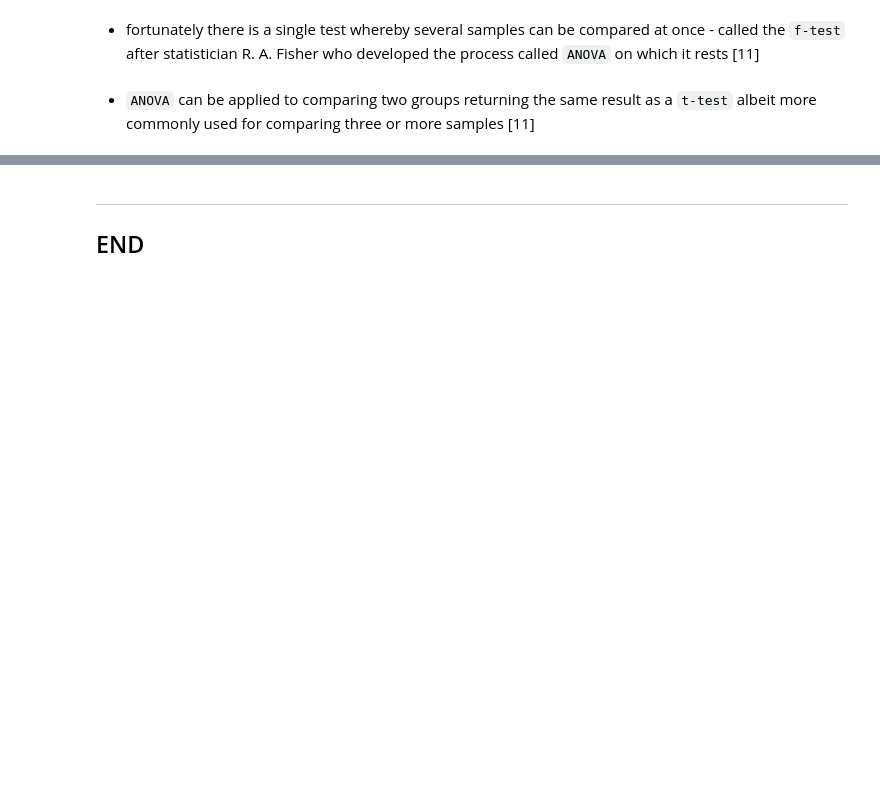
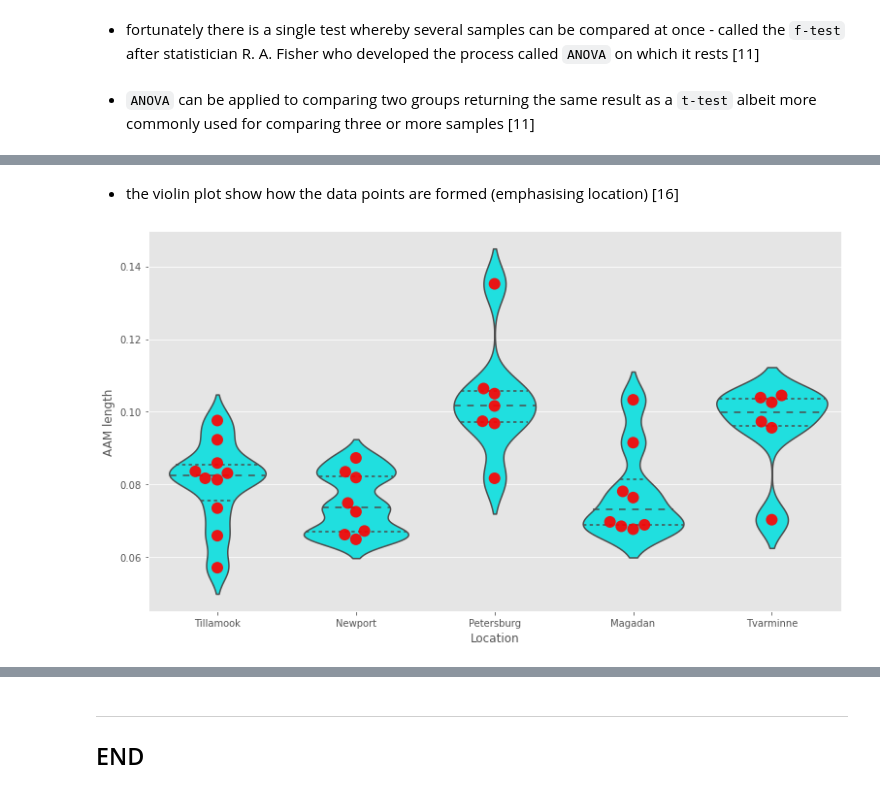
Before and after one commit to SeanOhAileasa/mls-scikit-learn-scipy-stats, a Jupyter notebook: scipy-stats.ipynb, the cells around one changed output, grey strips where cells are left out. Saved outputs shown, nothing was run; the diff lists cells and outputs as text; code cells hidden in the pictures; blank space fills up the shorter version.

```diff
--- a/scipy-stats.ipynb
+++ b/scipy-stats.ipynb
@@ -1392,0 +1559,10 @@ print(f"{p_ss_anova:0.2f}% probability ({p_ss_anova*10:.0f}% chance)") # typical
+# %% [markdown]
+- the violin plot show how the data points are formed (emphasising location) [16]
+# %%
+fig,ax=plt.subplots()
+sns.violinplot(x="Location",y="AAM length",data=dfFoolishMussel,ax=ax,color="aqua",
+               inner="quartile", # mean and quariles
+               bw=.3) # smoothing to use
+sns.swarmplot(x="Location",y="AAM length",data=dfFoolishMussel,ax=ax,color="red",alpha=0.9,size=12); # note location Petersburg
+# %% [output]
+[figure, added]
```
Also changed, not shown: parts of 82 cells of this notebook, 2 other files.
